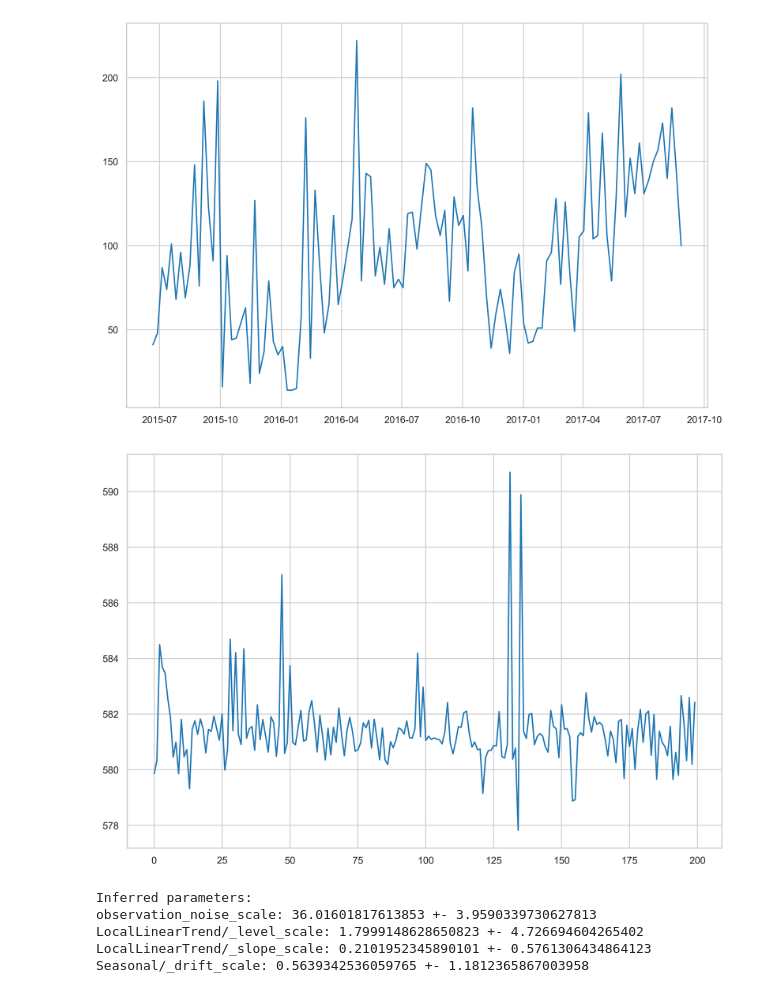
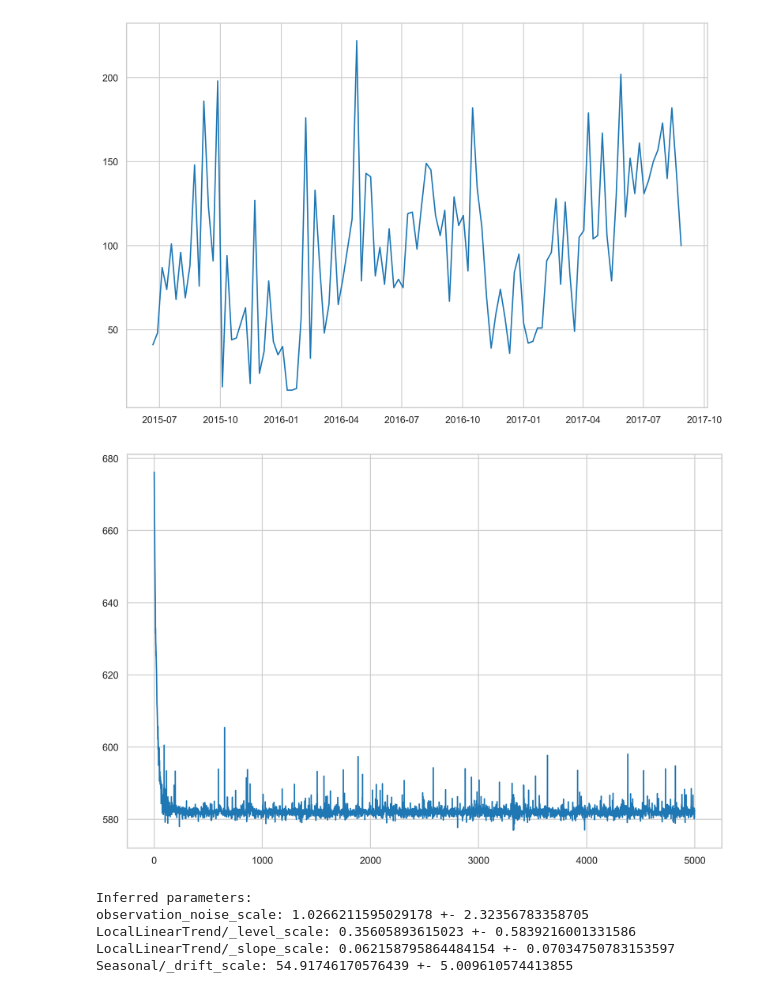
Before and after one commit to vasily-kartashov/time-series-with-bayesian-modelling, a Jupyter notebook: part-07.ipynb, the cells around one changed output. Drawn from its saved outputs; the diff is of its cells as text; code cells hidden in the pictures.

```diff
--- a/part-07.ipynb
+++ b/part-07.ipynb
@@ -28,32 +28,32 @@ def build_model(observed_time_series: pd.Series, num_seasons: int) -> sts.Sum:
     return sts.Sum([trend, seasonal], observed_time_series=observed_time_series)
 # %%
 with tf.device('CPU:0'):
-    model = build_model(pd.Series(train_data['IsCanceled']), 52)
+    model = build_model(train_data_tensor, 52)
     variational_posteriors = sts.build_factored_surrogate_posterior(model=model)
 # %%
 # Minimize the variational loss.
 
 # Allow external control of optimization to reduce test runtimes.
-num_variational_steps = 200
+num_variational_steps = 5000
 num_variational_steps = int(num_variational_steps)
 
 # Build and optimize the variational loss function.
 with tf.device('CPU:0'):
     elbo_loss_curve = tfp.vi.fit_surrogate_posterior(
         target_log_prob_fn=model.joint_distribution(observed_time_series=train_data_tensor).log_prob,
         surrogate_posterior=variational_posteriors,
         optimizer=tf.optimizers.legacy.Adam(learning_rate=0.1),
         num_steps=num_variational_steps,
         jit_compile=False
     )
 
 plt.plot(elbo_loss_curve)
 plt.show()
 
 # Draw samples from the variational posterior.
-parameter_samples = variational_posteriors.sample(50)
+parameter_samples = variational_posteriors.sample(1000)
 # %% [output]
-[figure, old version]
+[figure, new version]
 # %%
 print("Inferred parameters:")
 for param in model.parameters:
@@ -62,10 +62,10 @@ for param in model.parameters:
                                 np.std(parameter_samples[param.name], axis=0)))
 # %% [output]
 Inferred parameters:
-observation_noise_scale: 36.01601817613853 +- 3.9590339730627813
-LocalLinearTrend/_level_scale: 1.7999148628650823 +- 4.726694604265402
-LocalLinearTrend/_slope_scale: 0.2101952345890101 +- 0.5761306434864123
-Seasonal/_drift_scale: 0.5639342536059765 +- 1.1812365867003958
+observation_noise_scale: 1.0266211595029178 +- 2.32356783358705
+LocalLinearTrend/_level_scale: 0.35605893615023 +- 0.5839216001331586
+LocalLinearTrend/_slope_scale: 0.062158795864484154 +- 0.07034750783153597
+Seasonal/_drift_scale: 54.91746170576439 +- 5.009610574413855
 # %%
 forecast_dist = tfp.sts.forecast(model,
                                  observed_time_series=train_data_tensor,
```
Also changed, not shown: parts of 4 cells of this notebook.
